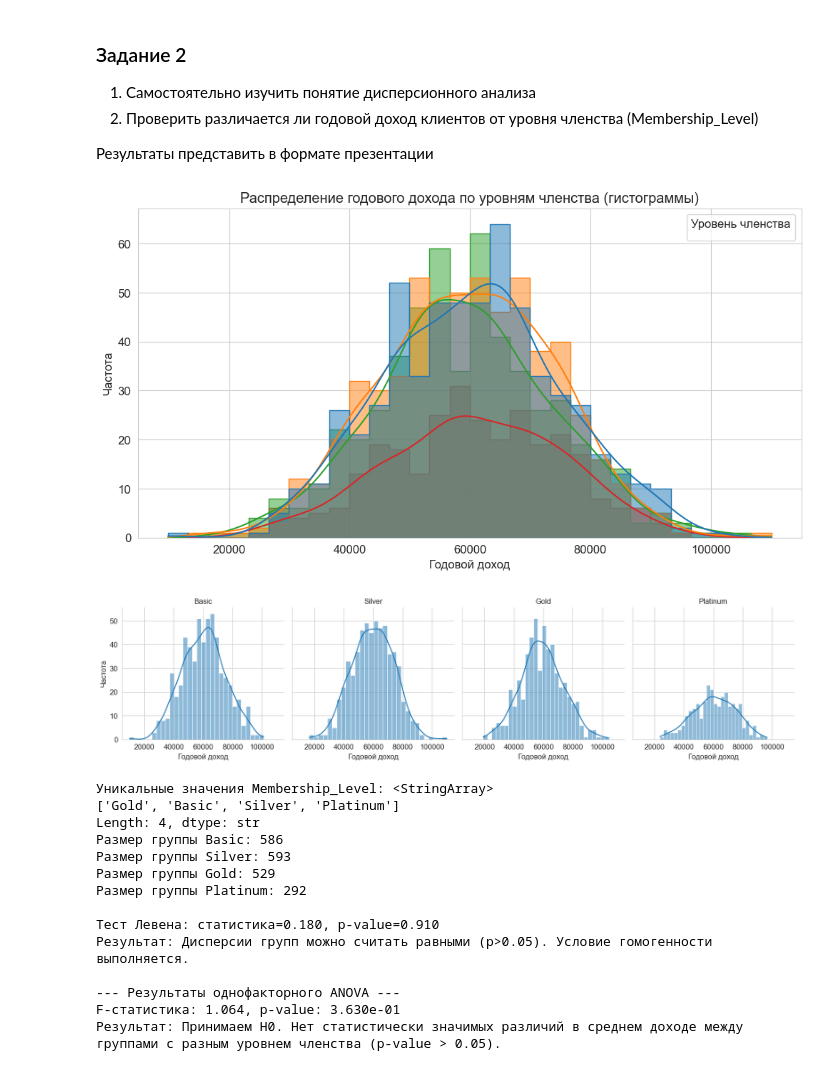
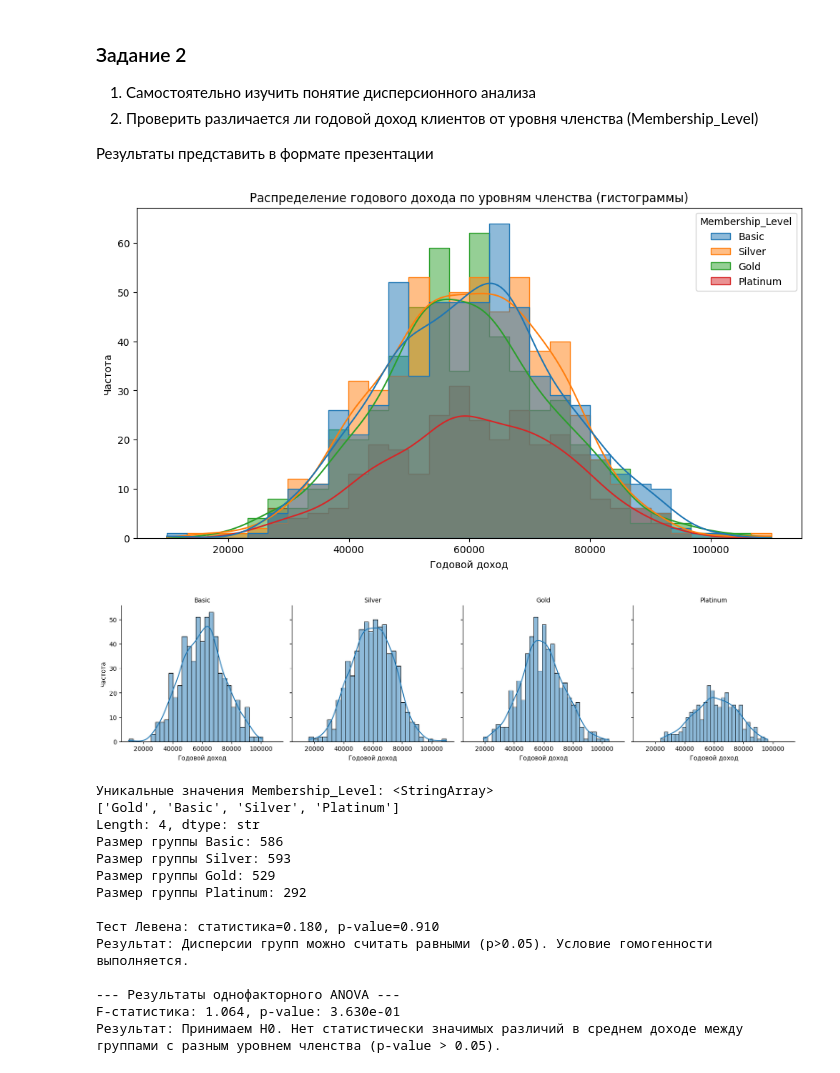
Before and after one commit to MAMUER/Math_stat, a Jupyter notebook: ПР1/1_Основы_математической_статистики_Виды_распределений_Алгоритм.ipynb, the cells around one changed output. Saved outputs shown, nothing was run; the diff lists cells and outputs as text; code cells hidden in the pictures.

```diff
--- a/ПР1/1_Основы_математической_статистики_Виды_распределений_Алгоритм.ipynb
+++ b/ПР1/1_Основы_математической_статистики_Виды_распределений_Алгоритм.ipynb
@@ -283,68 +260,66 @@ Statistics: 494262.0, p-value: 0.661
 
 Результаты представить в формате презентации
 # %%
-# --- Шаг 1: Визуализация распределений с помощью гистограмм ---
+# Визуализация распределений
 plt.figure(figsize=(12, 6))
 
 # Строим гистограммы для каждого уровня членства на одном графике
 sns.histplot(data=df, x='Annual_Income', hue='Membership_Level',
-             hue_order=['Basic', 'Silver', 'Gold', 'Platinum'], # порядок для легенды
-             kde=True, # добавим сглаженные кривые плотности
+             hue_order=['Basic', 'Silver', 'Gold', 'Platinum'],
+             kde=True,
              alpha=0.5,
              bins=30,
-             element="step") # стиль отображения - контур, чтобы не перекрывались сильно
+             element="step")
 
 plt.title('Распределение годового дохода по уровням членства (гистограммы)')
 plt.xlabel('Годовой доход')
 plt.ylabel('Частота')
-plt.legend(title='Уровень членства')
 plt.show()
 
-# Это иногда удобнее для сравнения формы распределений
 g = sns.FacetGrid(df, col='Membership_Level', col_order=['Basic', 'Silver', 'Gold', 'Platinum'],
                   height=4, aspect=1, sharex=True, sharey=True)
 g.map(sns.histplot, 'Annual_Income', kde=True, bins=30)
 g.set_axis_labels('Годовой доход', 'Частота')
 g.add_legend()
-g.set_titles(col_template='{col_name}') # заголовки по именам уровней
+g.set_titles(col_template='{col_name}')
 plt.show()
 
-# --- Шаг 2: Подготовка данных для ANOVA ---
+# Подготовка данных для ANOVA
 print("\nУникальные значения Membership_Level:", df['Membership_Level'].unique())
 
 # Создадим список, где каждый элемент - это серия значений Annual_Income для конкретной группы
 groups = []
 group_names = []
 
 levels_order = ['Basic', 'Silver', 'Gold', 'Platinum']
 for level in levels_order:
     group_data = df[df['Membership_Level'] == level]['Annual_Income'].dropna()
     groups.append(group_data)
     group_names.append(level)
     print(f"Размер группы {level}: {len(group_data)}")
 
-# --- Шаг 3: тест Левена ---
+# тест Левена
 stat_levene, p_value_levene = stats.levene(*groups)
 print(f"\nТест Левена: статистика={stat_levene:.3f}, p-value={p_value_levene:.3f}")
 if p_value_levene > 0.05:
     print("Результат: Дисперсии групп можно считать равными (p>0.05). Условие гомогенности выполняется.")
 else:
     print("Результат: Дисперсии групп различаются (p<=0.05). Это нарушает условие классического ANOVA. В таком случае лучше использовать критерий Уэлча (Welch's ANOVA) или непараметрический аналог (Kruskal-Wallis).")
 
-# --- Шаг 4: Выполнение ANOVA ---
+# ANOVA
 f_stat, p_value_anova = stats.f_oneway(*groups)
 
 print(f"\n--- Результаты однофакторного ANOVA ---")
 print(f'F-статистика: {f_stat:.3f}, p-value: {p_value_anova:.3e}')
 
 alpha = 0.05
 if p_value_anova > alpha:
     print("Результат: Принимаем H0. Нет статистически значимых различий в среднем доходе между группами с разным уровнем членства (p-value > 0.05).")
 else:
     print("Результат: Отвергаем H0. Существуют статистически значимые различия в среднем доходе между группами с разным уровнем членства (p-value <= 0.05).")
 # %% [output]
-[figure, old version]
+[figure, new version]
-[figure, old version]
+[figure, new version]
 Уникальные значения Membership_Level: <StringArray>
 ['Gold', 'Basic', 'Silver', 'Platinum']
 Length: 4, dtype: str
```
Also changed, not shown: parts of 2 cells of this notebook.
